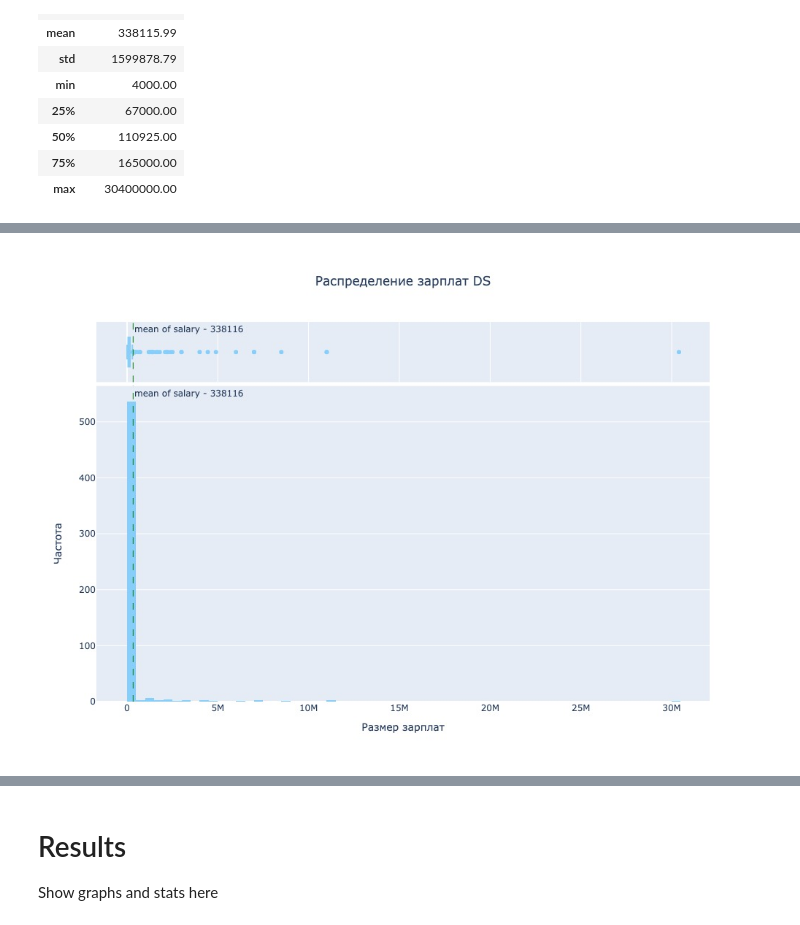
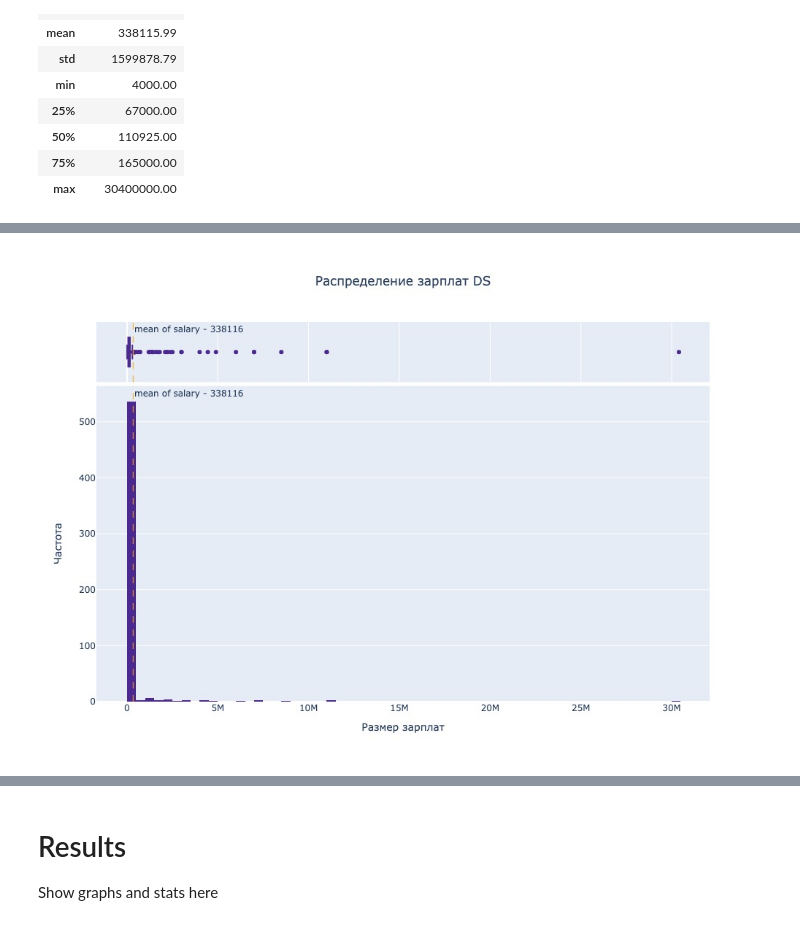
Before and after one commit to Serstefs/sfds, a Jupyter notebook: DS/EDA-4. Статистические тесты/Без названия.ipynb, the cells around one changed output, grey strips where cells are left out. Drawn from its saved outputs; the diff is of its cells as text; code cells hidden in the pictures.

```diff
--- a/DS/EDA-4. Статистические тесты/Без названия.ipynb
+++ b/DS/EDA-4. Статистические тесты/Без названия.ipynb
@@ -217,9 +217,10 @@ __Вывод__:
 Нам надо будет удалить параметр - 'Unnamed: 0', так как он не представляет для нас ценности и представляет из себя идентификатор строк датафрейма. Также надо удалить 42 найденных дубликата. Возможно нам надо будет перекодировать категориальные данные при более близком знакомстве с ними. При более близком знакомстве с параметрами возможно, еще что то удалим (кандидаты - salary, salary_currency)
 <hr style="border-style: dashed;">
 # %%
-# Удаляем дубликаты и параметр.
+# Удаляем столбец, дубликаты и сбросим индексы
 data = data.drop(['Unnamed: 0'], axis=1)
-data = data.drop_duplicates()
+data = data.drop_duplicates(subset=dupl_columns)
+data = data.reset_index(drop=True)
 print('Размер таблицы после удаления: {}'.format(data.shape))
 # %% [output]
 Размер таблицы после удаления: (565, 11)
@@ -357,31 +358,31 @@ data_agg
 # %%
 # Посмотрим распределение числового признака - выебрем гистограмму
 fig = px.histogram(data,
                     nbins=100,
                     x="salary",
                     title="Распределение зарплат DS",
                     width = 1000,
                     height = 700,
-                    color_discrete_sequence=["lightskyblue"],
+                    color_discrete_sequence=px.colors.sequential.Agsunset,
                     marginal='box',
                 )
 
 # Нарисуем линию среднего salary_in_usd
 fig.add_vline(x=data['salary'].mean(), line_width=1, line_dash="dash",
               annotation_text = 'mean of salary - 338116',
-              line_color="green")
+              line_color="orange")
 
 # Обновим данные для осей и названия
 fig.update_layout(title_x = 0.5,
                     xaxis_title="Размер зарплат",
                     yaxis_title="Частота",
                  )
 
 
 fig.show('jpeg')
 #fig.write_html("data/plotly/003_scheduling_salary_histogram.html")
 # %% [output]
 [interactive output not drawn]
 [interactive output not drawn]
-[figure, old version]
+[figure, new version]
 # %% [markdown]
```
Also changed, not shown: parts of 26 cells of this notebook, 11 other files.
